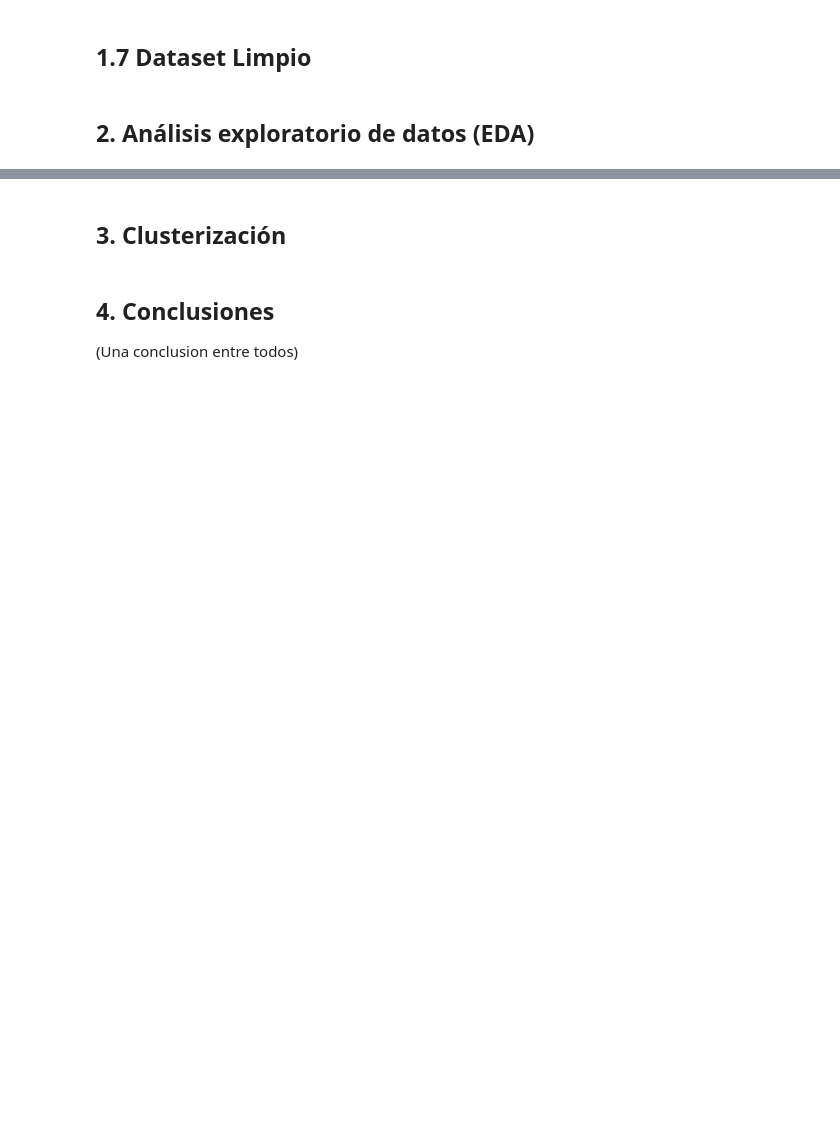
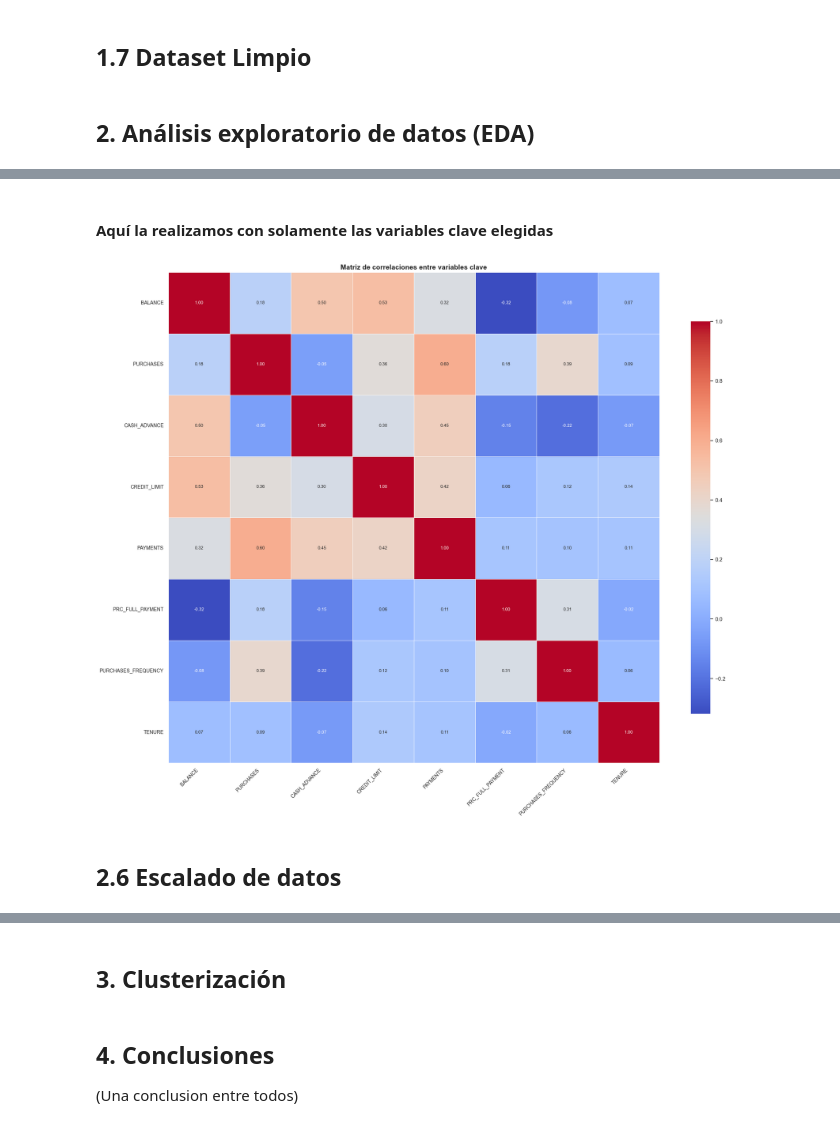
Before and after one commit to kendalls-s/Analisis-set-de-datos-de-Credit-Card, a Jupyter notebook: Proyecto_Final.ipynb, the cells around one changed output, grey strips where cells are left out. Drawn from its saved outputs; the diff is of its cells as text; code cells hidden in the pictures; blank space fills up the shorter version.

Commit message:
Add files via upload
feat: adjunto EDA y escalado

```diff
--- a/Proyecto_Final.ipynb
+++ b/Proyecto_Final.ipynb
@@ -159,0 +265,16 @@ datos.to_csv("CC_GENERAL_clean.csv", index=False)
+# %% [markdown]
+#### Aquí la realizamos con solamente las variables clave elegidas
+# %%
+plt.figure(figsize=(20, 16))
+matriz_corr = datos[variables_clave].corr()
+sns.heatmap(matriz_corr, annot=True, fmt='.2f', cmap='coolwarm', linewidths=0.7,
+            square=True, annot_kws={'size': 9}, cbar_kws={'shrink': 0.8})
+plt.xticks(rotation=45, ha='right', fontsize=10)
+plt.yticks(fontsize=10)
+plt.title('Matriz de correlaciones entre variables clave', fontsize=14, fontweight='bold')
+plt.tight_layout()
+plt.show()
+# %% [output]
+[figure, added]
+# %% [markdown]
+## 2.6 Escalado de datos
```
Also changed, not shown: parts of 22 cells of this notebook.
